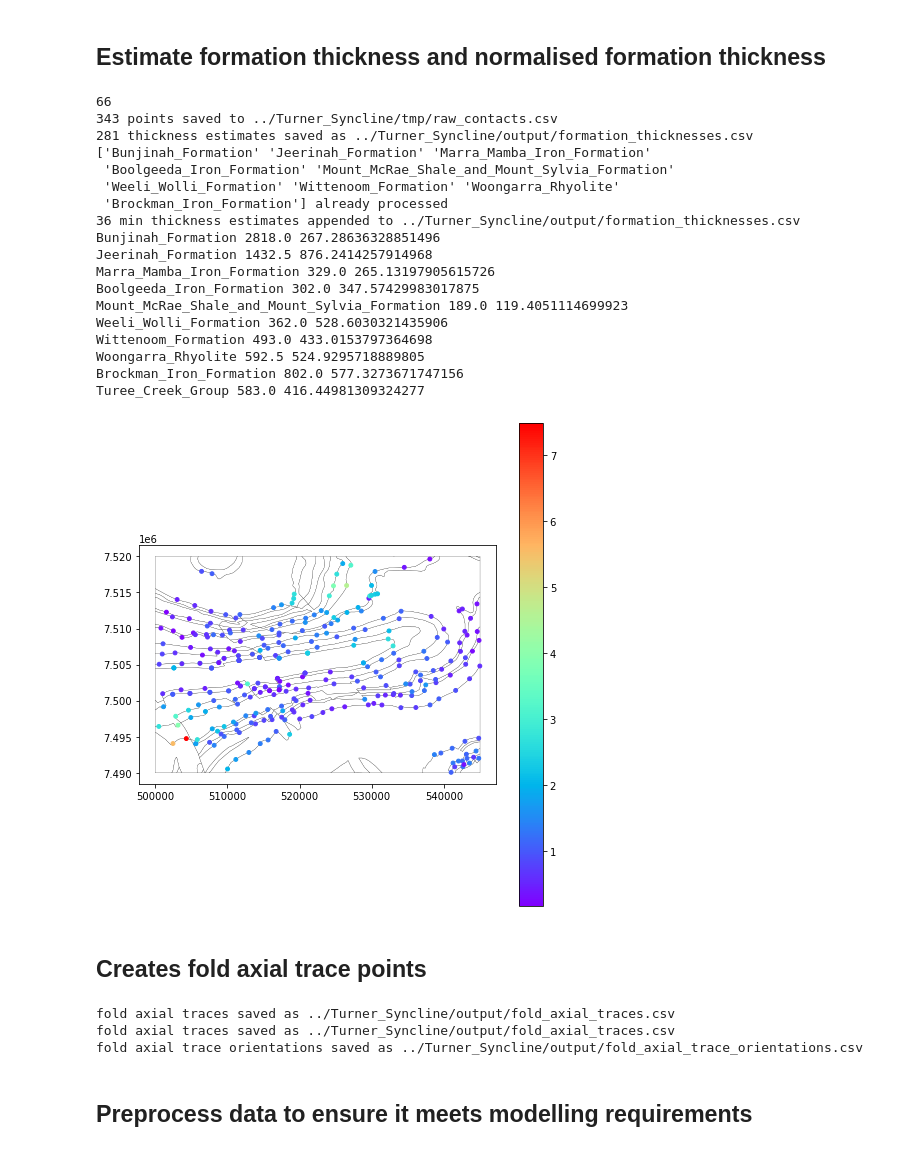
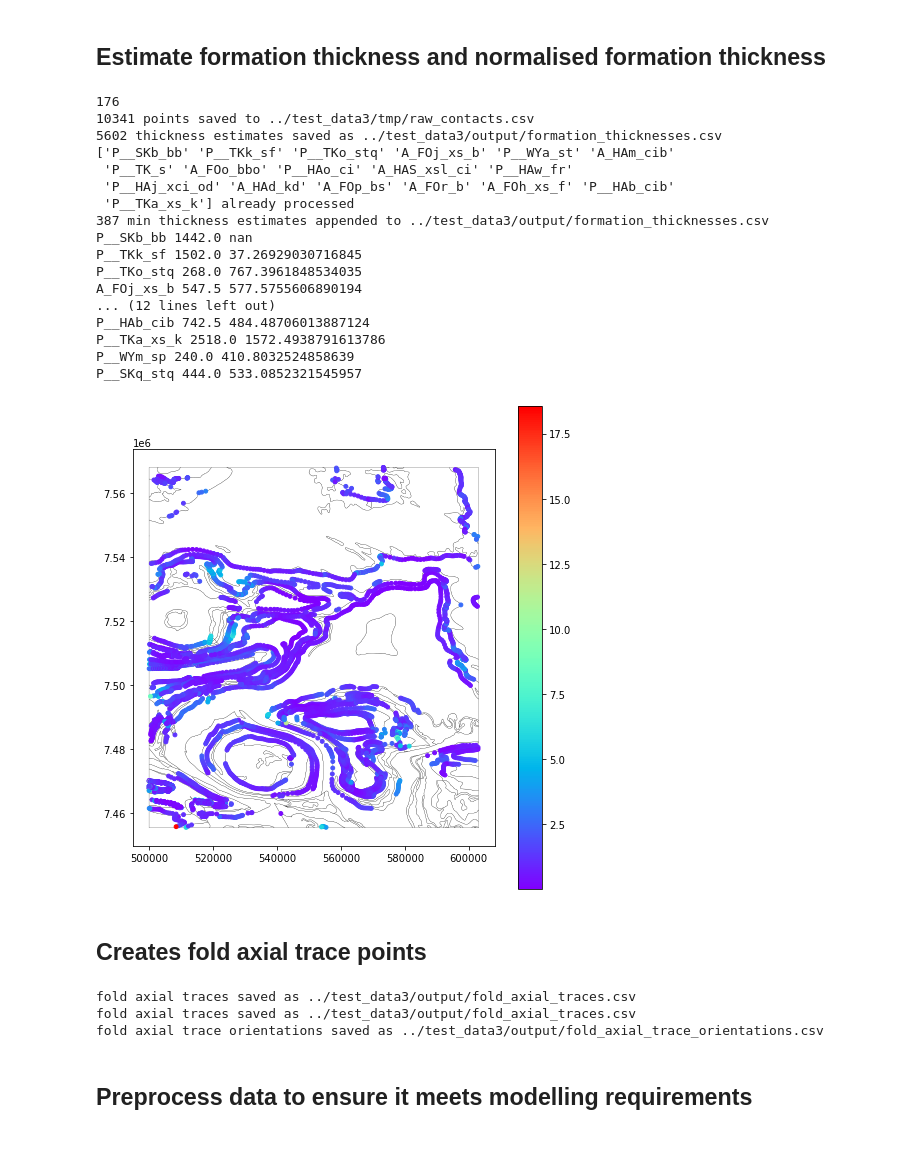
Before and after one commit to RichardScottOZ/map2loop, a Jupyter notebook: notebooks/1. Hamersley map processing.ipynb, the cells around one changed output. Drawn from its saved outputs; the diff is of its cells as text; code cells hidden in the pictures.

```diff
--- a/notebooks/1. Hamersley map processing.ipynb
+++ b/notebooks/1. Hamersley map processing.ipynb
@@ -269,7 +269,7 @@ available: services.ga.gov.au
 - Faults that should be joined (c.f. FracG code)
 - Orientations near contacts that make no sense (i.e. strike is at high angle to contact tangent)
 # %%
-structure_file,geology_file,fault_file,mindep_file,fold_file,c_l=m2l_map_checker.check_map(structure_file,geology_file,fault_file,mindep_file,fold_file,tmp_path,bbox,c_l,dst_crs,local_paths,drift_prefix)
+structure_file,geology_file,fault_file,mindep_file,fold_file,c_l=m2l_map_checker.check_map(structure_file,geology_file,fault_file,mindep_file,fold_file,tmp_path,bbox,c_l,dst_crs,local_paths,drift_prefix,polygon)
 # %% [output]
  orientations layer  metadata
 --------------------
@@ -958,42 +1032,41 @@ if(workflow['contact_dips']):
 # %%
 if(workflow['formation_thickness']):
 
     geology_file=tmp_path+'basal_contacts.shp'
-    contact_decimate=5
+    contact_decimate=0
     null_scheme='null'
     m2l_interpolation.save_contact_vectors(geology_file,tmp_path,dtm,dtb,dtb_null,workflow['cover_map'],bbox,c_l,null_scheme,contact_decimate)
 
     buffer =5000
     max_thickness_allowed=10000
 
     m2l_geometry.calc_thickness_with_grid(tmp_path,output_path,buffer,max_thickness_allowed,
                                           c_l,bbox,dip_grid,dip_dir_grid,x,y,spacing)
 
     m2l_geometry.calc_min_thickness_with_grid(tmp_path,output_path,buffer,max_thickness_allowed,
                                           c_l,bbox,dip_grid,dip_dir_grid,x,y,spacing)
     m2l_geometry.normalise_thickness(output_path)
 
     m2l_utils.plot_points(output_path+'formation_thicknesses_norm.csv',geol_clip,'norm_th','x','y',True,'numeric')
 # %% [output]
-66
-343 points saved to ../Turner_Syncline/tmp/raw_contacts.csv
-281 thickness estimates saved as ../Turner_Syncline/output/formation_thicknesses.csv
-['Bunjinah_Formation' 'Jeerinah_Formation' 'Marra_Mamba_Iron_Formation'
- 'Boolgeeda_Iron_Formation' 'Mount_McRae_Shale_and_Mount_Sylvia_Formation'
- 'Weeli_Wolli_Formation' 'Wittenoom_Formation' 'Woongarra_Rhyolite'
- 'Brockman_Iron_Formation'] already processed
-36 min thickness estimates appended to ../Turner_Syncline/output/formation_thicknesses.csv
-Bunjinah_Formation 2818.0 267.28636328851496
-Jeerinah_Formation 1432.5 876.2414257914968
-Marra_Mamba_Iron_Formation 329.0 265.13197905615726
-Boolgeeda_Iron_Formation 302.0 347.57429983017875
-Mount_McRae_Shale_and_Mount_Sylvia_Formation 189.0 119.4051114699923
-Weeli_Wolli_Formation 362.0 528.6030321435906
-Wittenoom_Formation 493.0 433.0153797364698
-Woongarra_Rhyolite 592.5 524.9295718889805
-Brockman_Iron_Formation 802.0 577.3273671747156
-Turee_Creek_Group 583.0 416.44981309324277
+176
+10341 points saved to ../test_data3/tmp/raw_contacts.csv
+5602 thickness estimates saved as ../test_data3/output/formation_thicknesses.csv
+['P__SKb_bb' 'P__TKk_sf' 'P__TKo_stq' 'A_FOj_xs_b' 'P__WYa_st' 'A_HAm_cib'
+ 'P__TK_s' 'A_FOo_bbo' 'P__HAo_ci' 'A_HAS_xsl_ci' 'P__HAw_fr'
+ 'P__HAj_xci_od' 'A_HAd_kd' 'A_FOp_bs' 'A_FOr_b' 'A_FOh_xs_f' 'P__HAb_cib'
+ 'P__TKa_xs_k'] already processed
+387 min thickness estimates appended to ../test_data3/output/formation_thicknesses.csv
+P__SKb_bb 1442.0 nan
+P__TKk_sf 1502.0 37.26929030716845
+P__TKo_stq 268.0 767.3961848534035
+A_FOj_xs_b 547.5 577.5755606890194
+... (12 lines left out)
+P__HAb_cib 742.5 484.48706013887124
+P__TKa_xs_k 2518.0 1572.4938791613786
+P__WYm_sp 240.0 410.8032524858639
+P__SKq_stq 444.0 533.0852321545957
-[figure, old version]
+[figure, new version]
 # %% [markdown]
 ## Creates fold axial trace points
 # %%
@@ -1010,9 +1083,9 @@ if(workflow['fold_axial_traces']   and  os.path.exists(fold_file)):
         m2l_geometry.save_fold_axial_traces_orientations(fold_file,output_path,tmp_path,dtm,dtb,dtb_null,workflow['cover_map'],c_l,dst_crs,
                                                          fold_decimate,fat_step,close_dip,scheme,bbox,spacing,dip_grid,dip_dir_grid)
 # %% [output]
-fold axial traces saved as ../Turner_Syncline/output/fold_axial_traces.csv
-fold axial traces saved as ../Turner_Syncline/output/fold_axial_traces.csv
-fold axial trace orientations saved as ../Turner_Syncline/output/fold_axial_trace_orientations.csv
+fold axial traces saved as ../test_data3/output/fold_axial_traces.csv
+fold axial traces saved as ../test_data3/output/fold_axial_traces.csv
+fold axial trace orientations saved as ../test_data3/output/fold_axial_trace_orientations.csv
 # %% [markdown]
 ## Preprocess data to ensure it meets modelling requirements
 # %%
```
Also changed, not shown: parts of 35 cells of this notebook, 26 other files.
